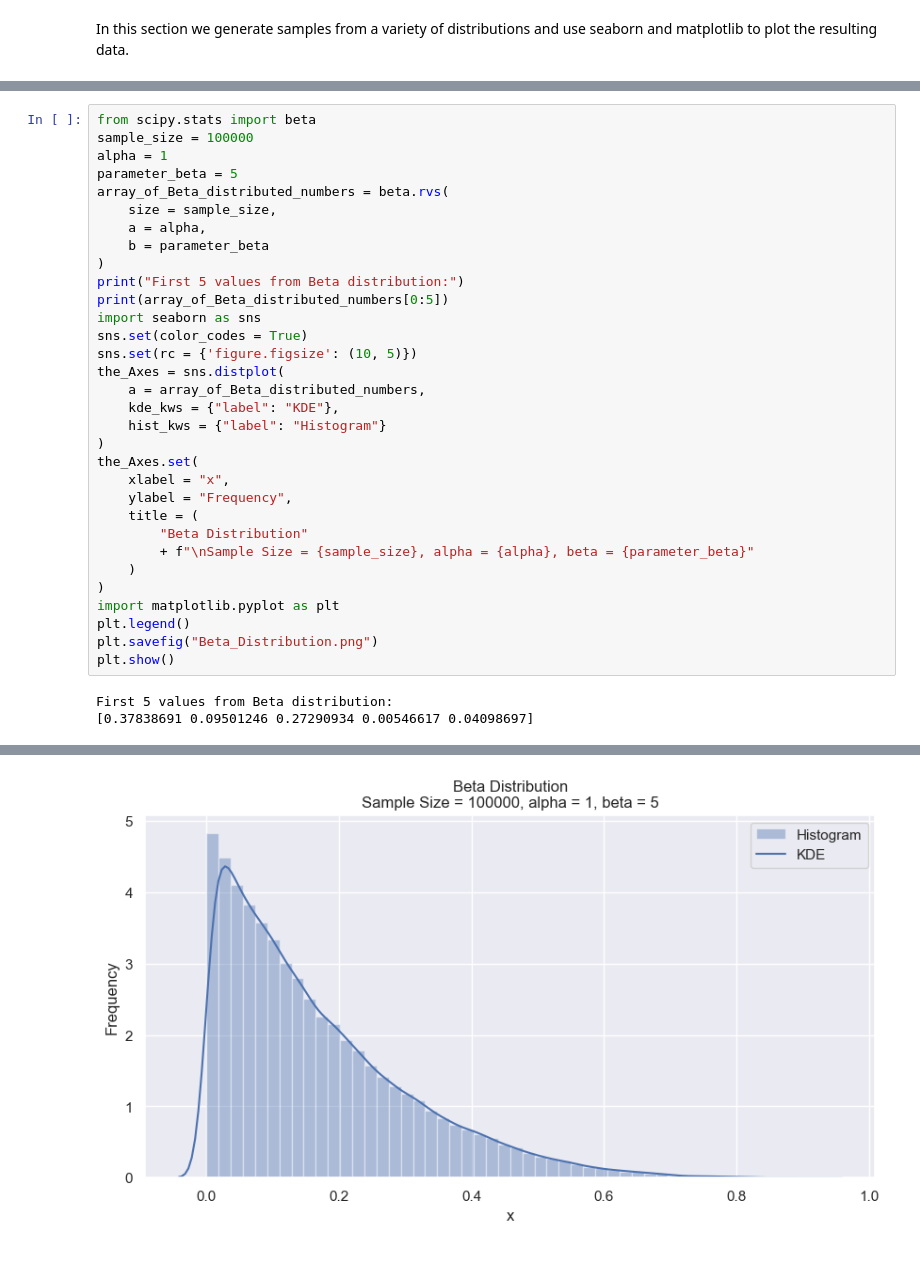
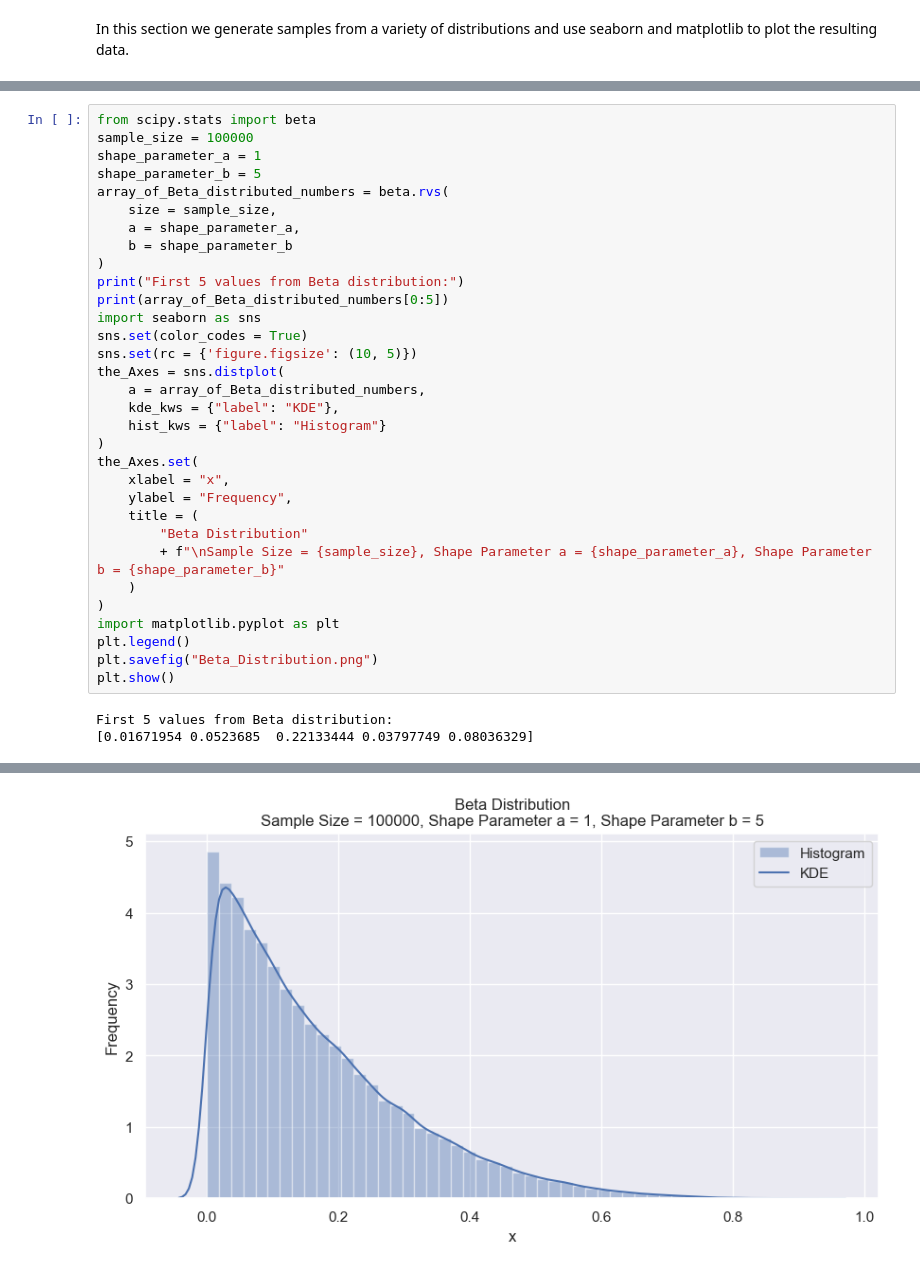
Before and after one commit to tslever/Tom_Levers_Public_Git_Repository, a Jupyter notebook: UVA/5--Bayesian_Machine_Learning/Probabilities_Likelihoods_And_Bayes_Theorem.ipynb, the cells around one changed output, grey strips where cells are left out. Cells and saved outputs as stored; diff of their text form.

```diff
--- a/UVA/5--Bayesian_Machine_Learning/Probabilities_Likelihoods_And_Bayes_Theorem.ipynb
+++ b/UVA/5--Bayesian_Machine_Learning/Probabilities_Likelihoods_And_Bayes_Theorem.ipynb
@@ -226,46 +230,46 @@ First 5 values from Poisson distribution:
 # %%
 from scipy.stats import beta
 sample_size = 100000
-alpha = 1
-parameter_beta = 5
+shape_parameter_a = 1
+shape_parameter_b = 5
 array_of_Beta_distributed_numbers = beta.rvs(
     size = sample_size,
-    a = alpha,
-    b = parameter_beta
+    a = shape_parameter_a,
+    b = shape_parameter_b
 )
 print("First 5 values from Beta distribution:")
 print(array_of_Beta_distributed_numbers[0:5])
 import seaborn as sns
 sns.set(color_codes = True)
 sns.set(rc = {'figure.figsize': (10, 5)})
 the_Axes = sns.distplot(
     a = array_of_Beta_distributed_numbers,
     kde_kws = {"label": "KDE"},
     hist_kws = {"label": "Histogram"}
 )
 the_Axes.set(
     xlabel = "x",
     ylabel = "Frequency",
     title = (
         "Beta Distribution"
-        + f"\nSample Size = {sample_size}, alpha = {alpha}, beta = {parameter_beta}"
+        + f"\nSample Size = {sample_size}, Shape Parameter a = {shape_parameter_a}, Shape Parameter b = {shape_parameter_b}"
     )
 )
 import matplotlib.pyplot as plt
 plt.legend()
 plt.savefig("Beta_Distribution.png")
 plt.show()
 # %% [output]
 First 5 values from Beta distribution:
-[0.37838691 0.09501246 0.27290934 0.00546617 0.04098697]
+[0.01671954 0.0523685  0.22133444 0.03797749 0.08036329]
 `distplot` is a deprecated function and will be removed in seaborn v0.14.0.
 
 Please adapt your code to use either `displot` (a figure-level function with
 similar flexibility) or `histplot` (an axes-level function for histograms).
 
 For a guide to updating your code to use the new functions, please see
 https://gist.github.com/mwaskom/de44147ed2974457ad6372750bbe5751
 
   the_Axes = sns.distplot(
-[figure, old version]
+[figure, new version]
 # %%
```
Also changed, not shown: parts of 10 cells of this notebook, 9 other files.
